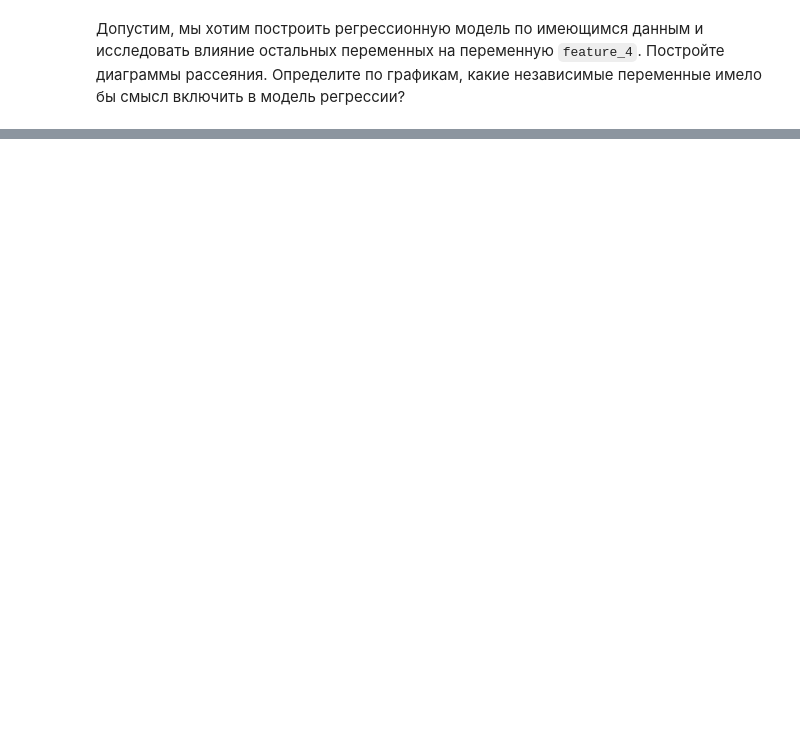
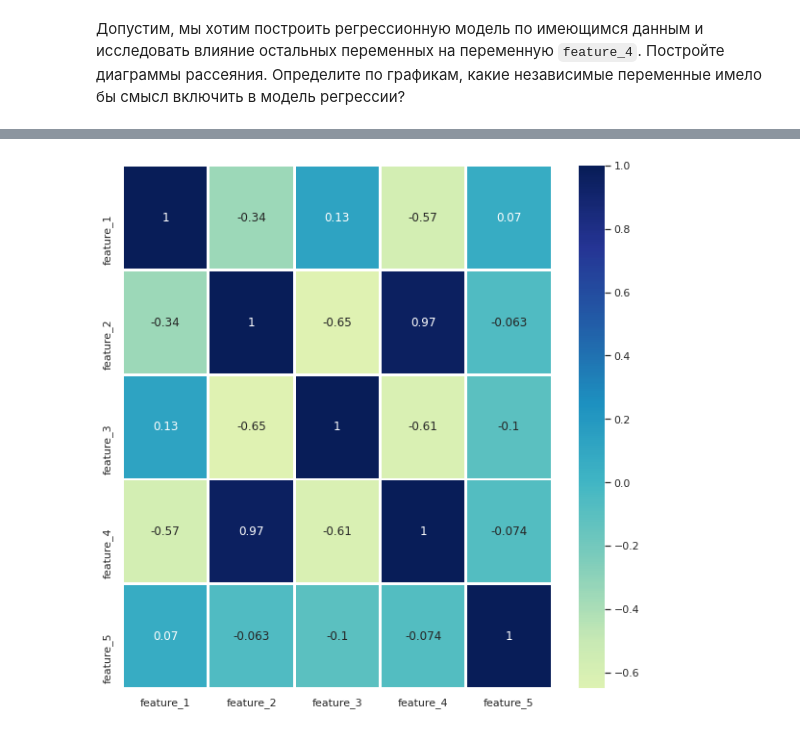
Before and after one commit to sviteribuben/Classic-Machine-Learning-theory-and-practice, a Jupyter notebook: jun_ml_EDA_hw.ipynb, the cells around one changed output, grey strips where cells are left out. Saved outputs shown, nothing was run; the diff lists cells and outputs as text; code cells hidden in the pictures; blank space fills up the shorter version.

```diff
--- a/jun_ml_EDA_hw.ipynb
+++ b/jun_ml_EDA_hw.ipynb
@@ -63,0 +147,5 @@ dat.head()
+# %%
+# plotting heatmap
+
+df_cor = df.corr()
+df_cor
@@ -63,0 +159,5 @@ dat.head()
+# %%
+plt.figure(figsize=(10, 10))
+sns.heatmap(df_cor, center=0, annot=True, linewidths=1.9, cmap="YlGnBu");
+# %% [output]
+[figure, added]
```
Also changed, not shown: parts of 19 cells of this notebook.
